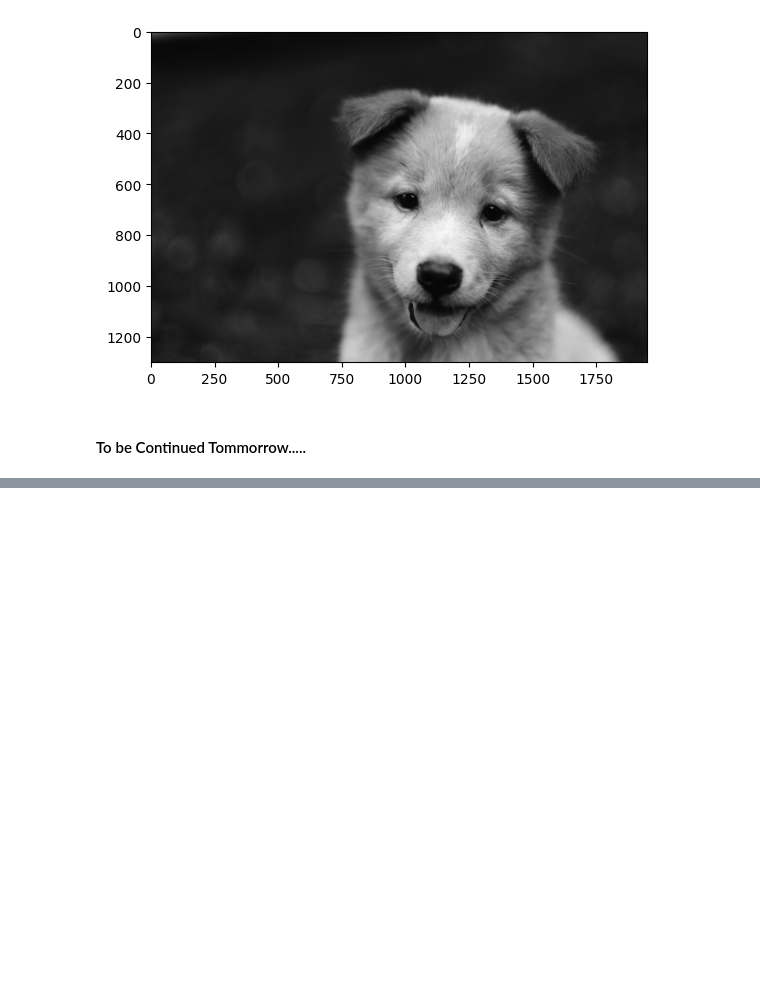
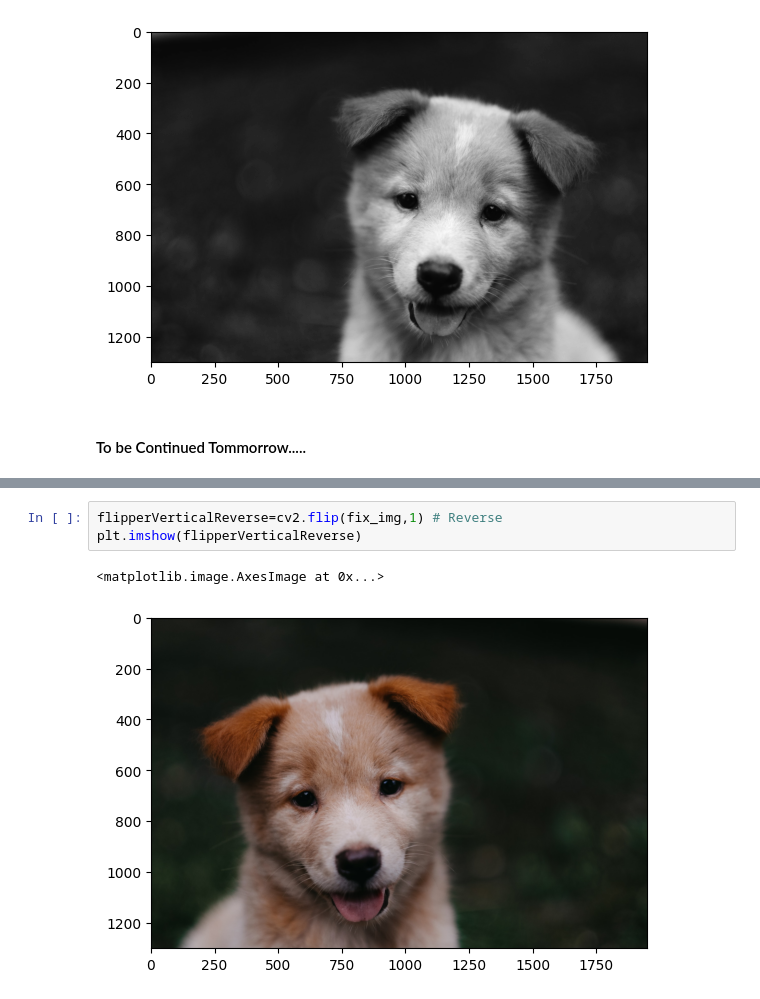
Before and after one commit to ankitmishralive/ComputerVision, a Jupyter notebook: OpenCVBasics/opendisp.ipynb, the cells around one changed output, grey strips where cells are left out. Cells and saved outputs as stored; diff of their text form; blank space fills up the shorter version.

```diff
--- a/OpenCVBasics/opendisp.ipynb
+++ b/OpenCVBasics/opendisp.ipynb
@@ -64,0 +122,6 @@ plt.imshow(gray_img,cmap='gray')
+# %%
+flipperVerticalReverse=cv2.flip(fix_img,1) # Reverse
+plt.imshow(flipperVerticalReverse)
+# %% [output]
+<matplotlib.image.AxesImage at 0x...>
+[figure, added]
```
Also changed, not shown: parts of 16 cells of this notebook, 10 other files.
